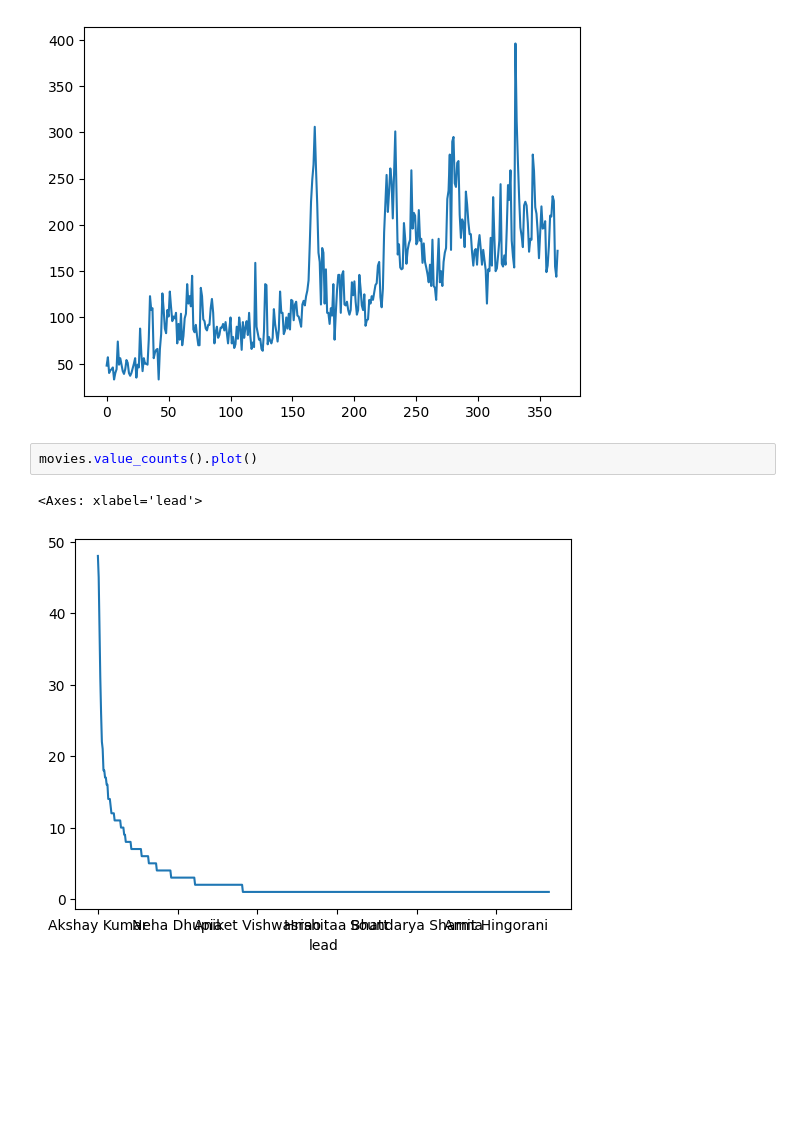
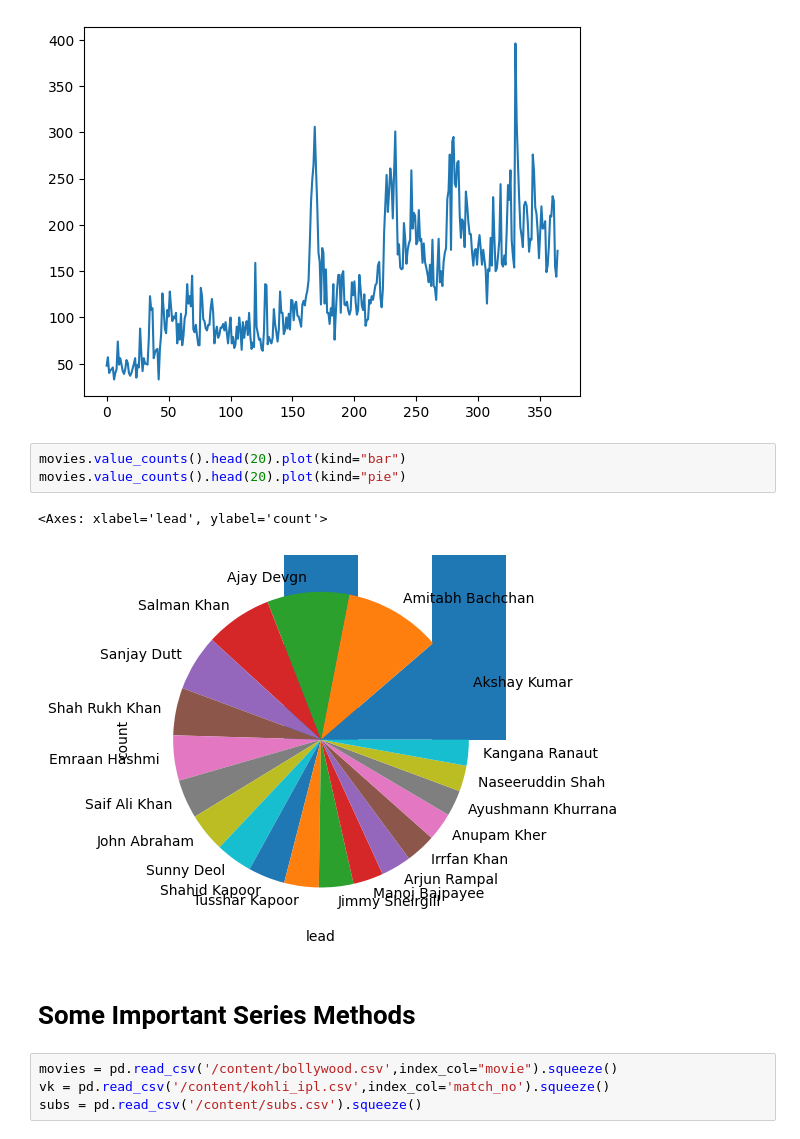
Before and after one commit to nagarvishal/machine-learning, a Jupyter notebook: Pandas_1.ipynb, the cells around one changed output. Cells and saved outputs as stored; diff of their text form; blank space fills up the shorter version.

```diff
--- a/Pandas_1.ipynb
+++ b/Pandas_1.ipynb
@@ -704,8 +704,15 @@ subs.plot()
 # %% [output]
 <Axes: >
 [figure]
-# %%
-movies.value_counts().plot()
-# %% [output]
-<Axes: xlabel='lead'>
-[figure, removed]
+# %%
+movies.value_counts().head(20).plot(kind="bar")
+movies.value_counts().head(20).plot(kind="pie")
+# %% [output]
+<Axes: xlabel='lead', ylabel='count'>
+[figure, added]
+# %% [markdown]
+# Some Important Series Methods
+# %%
+movies = pd.read_csv('/content/bollywood.csv',index_col="movie").squeeze()
+vk = pd.read_csv('/content/kohli_ipl.csv',index_col='match_no').squeeze()
+subs = pd.read_csv('/content/subs.csv').squeeze()
```
Also changed, not shown: parts of 23 cells of this notebook.
